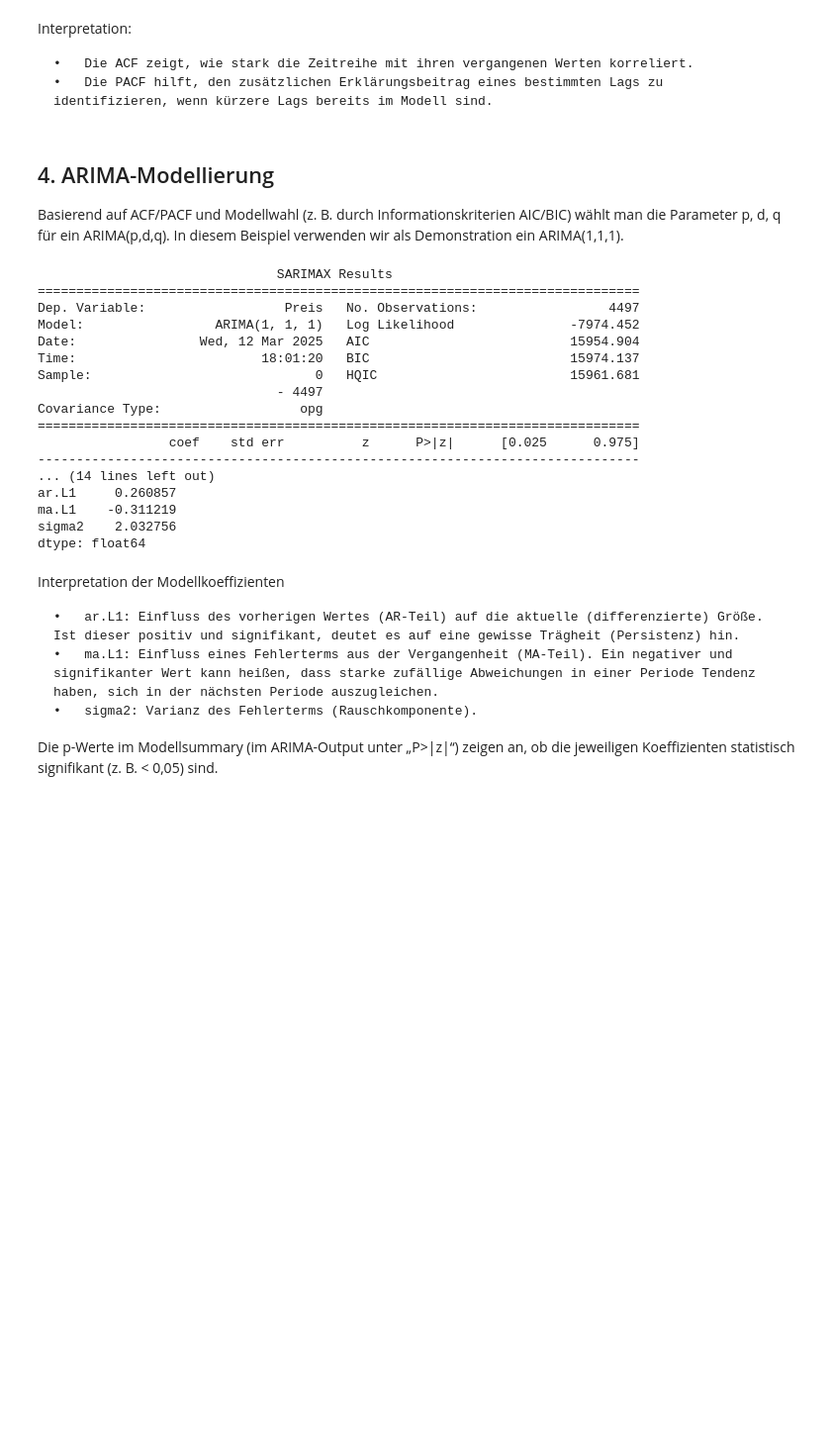
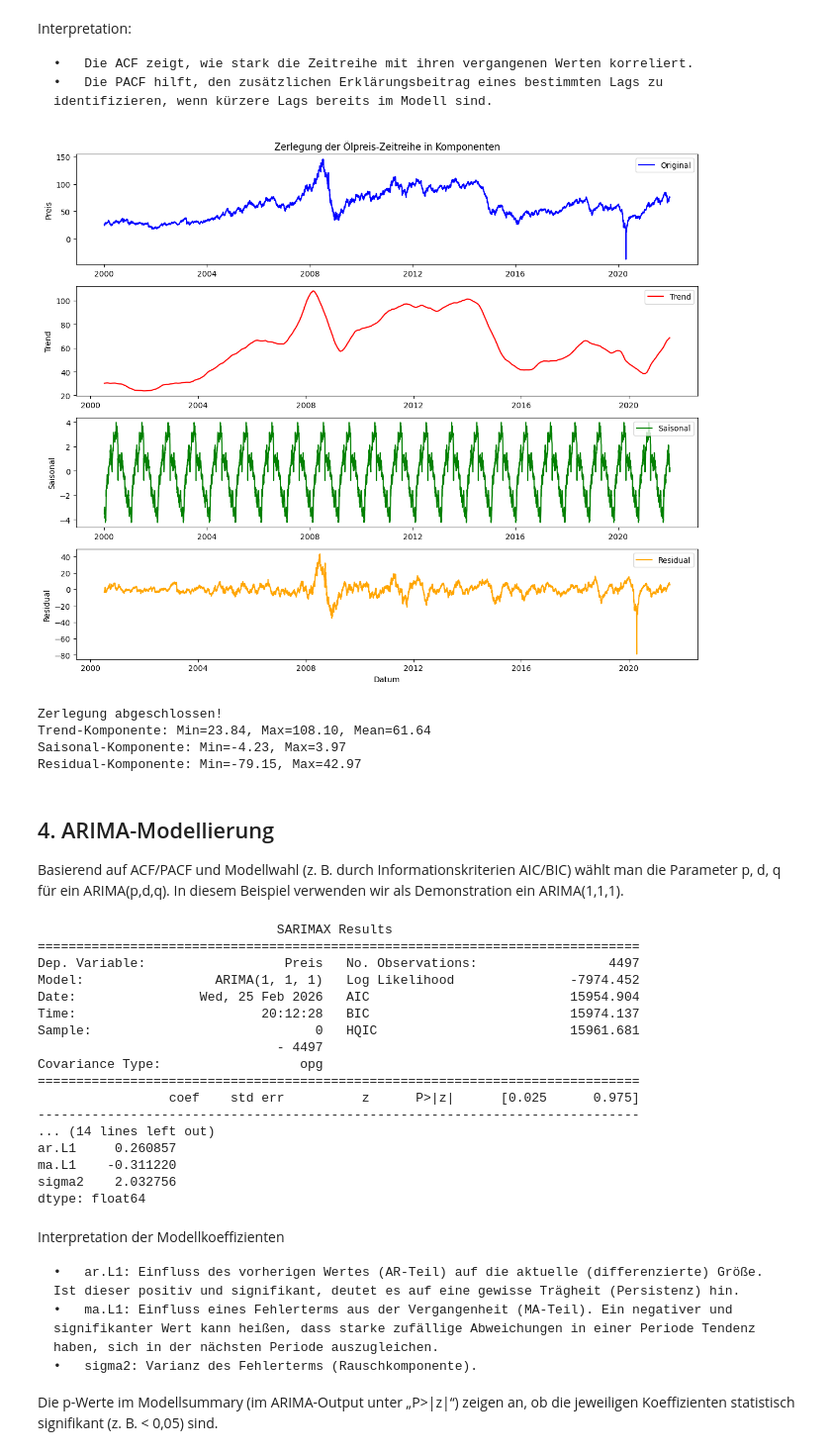
Before and after one commit to dan-am/data_mining_dsba, a Jupyter notebook: notebooks/Met_7_Zeitreihen.ipynb, the cells around one changed output. Shown at 99% size. Saved outputs shown, nothing was run; the diff lists cells and outputs as text; code cells hidden in the pictures; blank space fills up the shorter version.

```diff
--- a/notebooks/Met_7_Zeitreihen.ipynb
+++ b/notebooks/Met_7_Zeitreihen.ipynb
@@ -36,7 +38,7 @@ from statsmodels.tsa.stattools import adfuller, acf, pacf
 from sklearn.metrics import mean_squared_error, mean_absolute_error
 
 # 1) Daten laden
-df = pd.read_excel('/Users/danielmini/Projekte/data_mining_dsba/data/raw/Ölpreis.xlsx')
+df = pd.read_excel('/Users/danielambach/github_repo/Data_Analytics/data_mining_dsba/data/raw/Ölpreis.xlsx')
 
 # Nur relevante Spalten auswählen: "Datum", "Zuletzt"
 df = df[['Datum', 'Zuletzt']].copy()
@@ -173,6 +175,63 @@ Interpretation:
 
 	•	Die ACF zeigt, wie stark die Zeitreihe mit ihren vergangenen Werten korreliert.
 	•	Die PACF hilft, den zusätzlichen Erklärungsbeitrag eines bestimmten Lags zu identifizieren, wenn kürzere Lags bereits im Modell sind.
+# %%
+from statsmodels.tsa.seasonal import seasonal_decompose
+
+# Zeitreihen-Zerlegung (Decomposition)
+# Die Zerlegung zerlegt die Zeitreihe in vier Komponenten:
+# 1. Observed: Die originale Zeitreihe
+# 2. Trend: Die langfristige Richtung der Daten
+# 3. Seasonal: Regelmäßige, wiederkehrende Muster (z.B. saisonale Schwankungen)
+# 4. Residual: Der verbleibende "Rausch" nach Trend- und Saisonbereinigung
+
+# Zerlegung mit additiver Methode (Preis = Trend + Saisonal + Residual)
+# frequency=252 entspricht etwa Geschäftstagen pro Jahr für Finanzdaten
+decomposition = seasonal_decompose(df['Preis'], model='additive', period=252)
+
+# Komponenten extrahieren
+trend = decomposition.trend
+seasonal = decomposition.seasonal
+residual = decomposition.resid
+
+# Visualisierung aller Komponenten
+fig, axes = plt.subplots(4, 1, figsize=(12, 10))
+
+# Original Zeitreihe
+axes[0].plot(df.index, df['Preis'], label='Original', color='blue')
+axes[0].set_ylabel('Preis')
+axes[0].set_title('Zerlegung der Ölpreis-Zeitreihe in Komponenten')
+axes[0].legend()
+
+# Trend-Komponente
+axes[1].plot(df.index, trend, label='Trend', color='red')
+axes[1].set_ylabel('Trend')
+axes[1].legend()
+
+# Saisonal-Komponente
+axes[2].plot(df.index, seasonal, label='Saisonal', color='green')
+axes[2].set_ylabel('Saisonal')
+axes[2].legend()
+
+# Residual-Komponente
+axes[3].plot(df.index, residual, label='Residual', color='orange')
+axes[3].set_ylabel('Residual')
+axes[3].set_xlabel('Datum')
+axes[3].legend()
+
+plt.tight_layout()
+plt.show()
+
+print("Zerlegung abgeschlossen!")
+print(f"Trend-Komponente: Min={trend.min():.2f}, Max={trend.max():.2f}, Mean={trend.mean():.2f}")
+print(f"Saisonal-Komponente: Min={seasonal.min():.2f}, Max={seasonal.max():.2f}")
+print(f"Residual-Komponente: Min={residual.min():.2f}, Max={residual.max():.2f}")
+# %% [output]
+[figure, added]
+Zerlegung abgeschlossen!
+Trend-Komponente: Min=23.84, Max=108.10, Mean=61.64
+Saisonal-Komponente: Min=-4.23, Max=3.97
+Residual-Komponente: Min=-79.15, Max=42.97
 # %% [markdown]
 ## 4. ARIMA-Modellierung
 
@@ -200,8 +259,8 @@ print(results.params)
 ==============================================================================
 Dep. Variable:                  Preis   No. Observations:                 4497
 Model:                 ARIMA(1, 1, 1)   Log Likelihood               -7974.452
-Date:                Wed, 12 Mar 2025   AIC                          15954.904
-Time:                        18:01:20   BIC                          15974.137
+Date:                Wed, 25 Feb 2026   AIC                          15954.904
+Time:                        20:12:28   BIC                          15974.137
 Sample:                             0   HQIC                         15961.681
                                - 4497
 Covariance Type:                  opg
@@ -210,7 +269,7 @@ Covariance Type:                  opg
 ------------------------------------------------------------------------------
 ... (14 lines left out)
 ar.L1     0.260857
-ma.L1    -0.311219
+ma.L1    -0.311220
 sigma2    2.032756
 dtype: float64
 # %% [markdown]
```
Also changed, not shown: parts of 2 cells of this notebook, 1 other file.
